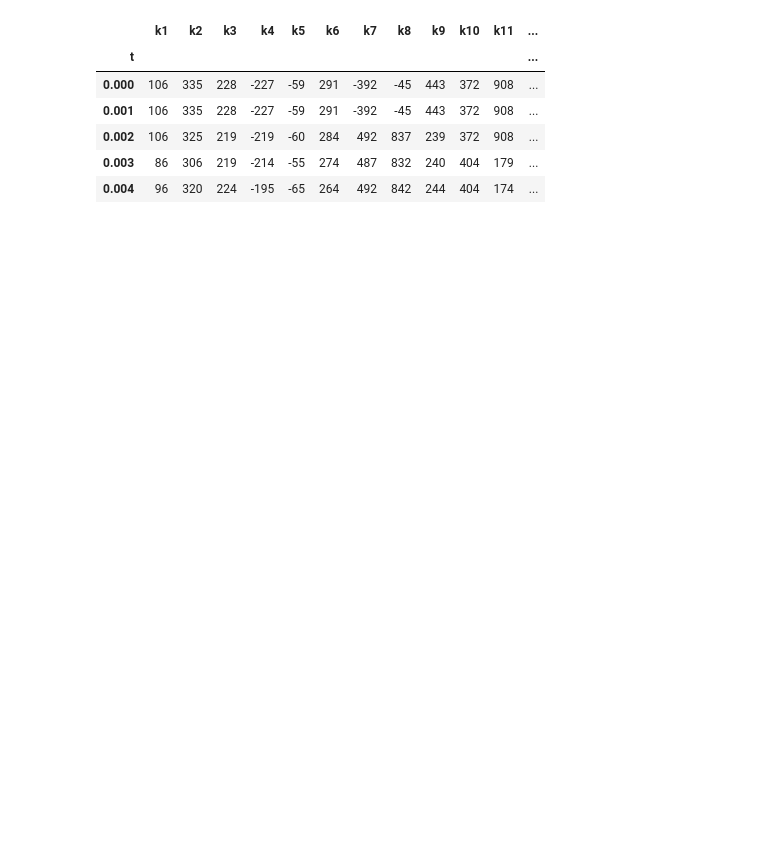
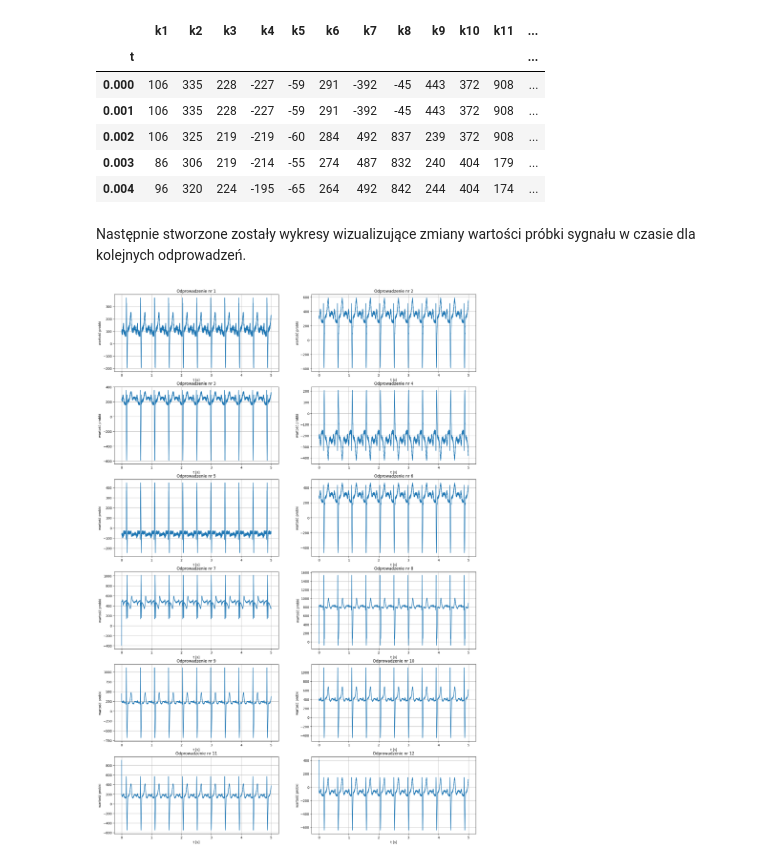
Before and after one commit to Mimblaa/CPSIO-lab, a Jupyter notebook: cw1.ipynb, the cells around one changed output. Cells and saved outputs as stored; diff of their text form; code cells hidden in the pictures; blank space fills up the shorter version.

```diff
--- a/cw1.ipynb
+++ b/cw1.ipynb
@@ -38,3 +35,19 @@ ekg1.head()
 | 0.002 | 106 | 325 | 219 | -219 | -60 | 284 | 492 | 837 | 239 | 372 | 908 | ... |
 | 0.003 | 86 | 306 | 219 | -214 | -55 | 274 | 487 | 832 | 240 | 404 | 179 | ... |
 | 0.004 | 96 | 320 | 224 | -195 | -65 | 264 | 492 | 842 | 244 | 404 | 174 | ... |
+# %% [markdown]
+Następnie stworzone zostały wykresy wizualizujące zmiany wartości próbki sygnału w czasie dla kolejnych odprowadzeń.
+# %%
+plt.figure(figsize=(20,30))
+for i in range(1, 13):
+    x = ekg1.index
+    y = ekg1[f'k{i}']
+
+    plt.subplot(6, 2, i)  #dodanie osi
+    plt.plot(x, y)
+    plt.grid(axis='both') # dodanie siatki
+    plt.xlabel('t [s]')
+    plt.ylabel('wartość probki')
+    plt.title(f'Odprowadzenie nr {i}')
+# %% [output]
+[figure, added]
```
Also changed, not shown: parts of 30 cells of this notebook, 1 other file.
